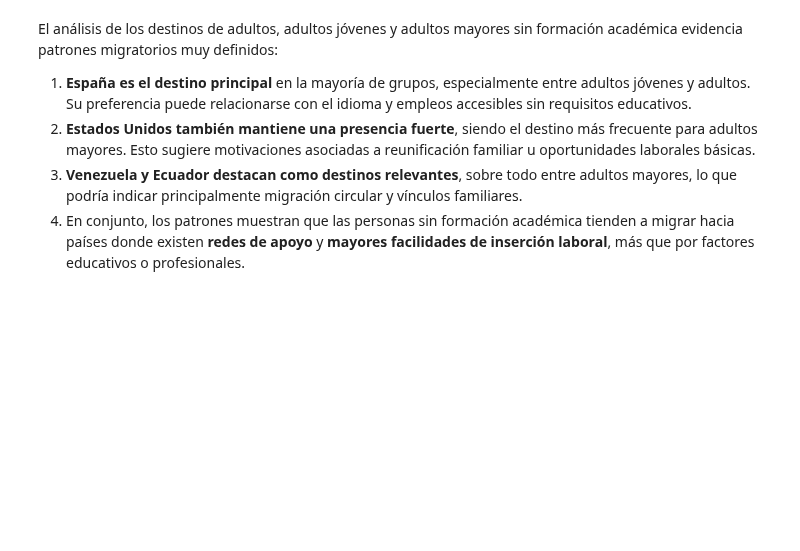
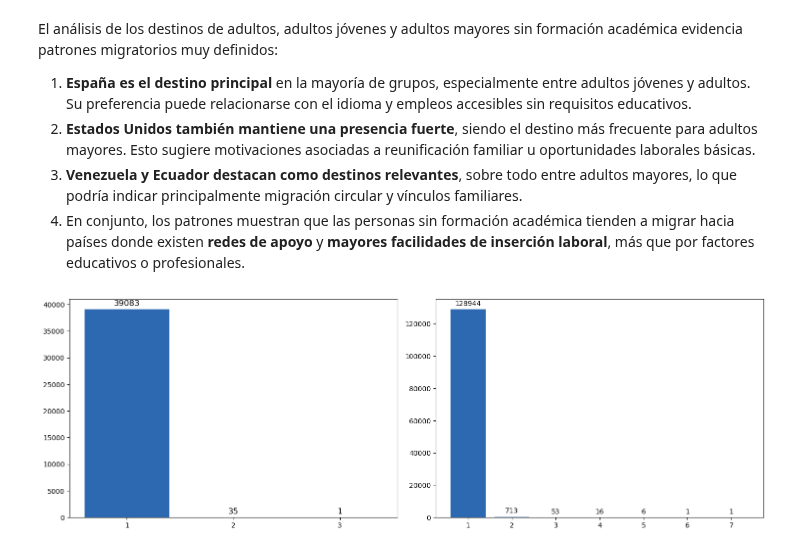
Before and after one commit to AlejandroSegura24/Colombians-migration-data-analysis, a Jupyter notebook: Notebooks/EDA colombians migration.ipynb, the cells around one changed output. Saved outputs shown, nothing was run; the diff lists cells and outputs as text; code cells hidden in the pictures; blank space fills up the shorter version.

Commit message:
analisis de adultos finalizado y comenzando analisis de menores de edad

```diff
--- a/Notebooks/EDA colombians migration.ipynb
+++ b/Notebooks/EDA colombians migration.ipynb
@@ -478,3 +478,18 @@ El análisis de los destinos de adultos, adultos jóvenes y adultos mayores sin
 2. **Estados Unidos también mantiene una presencia fuerte**, siendo el destino más frecuente para adultos mayores. Esto sugiere motivaciones asociadas a reunificación familiar u oportunidades laborales básicas.
 3. **Venezuela y Ecuador destacan como destinos relevantes**, sobre todo entre adultos mayores, lo que podría indicar principalmente migración circular y vínculos familiares.
 4. En conjunto, los patrones muestran que las personas sin formación académica tienden a migrar hacia países donde existen **redes de apoyo** y **mayores facilidades de inserción laboral**, más que por factores educativos o profesionales.
+# %%
+conteos_formacion = data_adultos_con_formacion_profesional['cantidad_de_personas'].astype(str).value_counts()
+conteos_sin_formacion = data_adultos_sin_formacion_profesional['cantidad_de_personas'].value_counts()
+
+fig, ax = plt.subplots(1, 2, figsize=(15, 5))
+barras_1 = ax[0].bar(conteos_formacion.index, conteos_formacion.values, color=palette_custom)
+ax[0].bar_label(barras_1, fmt='%d', padding=3, fontsize= 12)
+
+barras_2 = ax[1].bar(conteos_sin_formacion.index, conteos_sin_formacion.values, color=palette_custom)
+ax[1].bar_label(barras_2, fmt='%d', padding=3)
+
+plt.tight_layout()
+plt.show()
+# %% [output]
+[figure, added]
```
Also changed, not shown: parts of 3 cells of this notebook.
